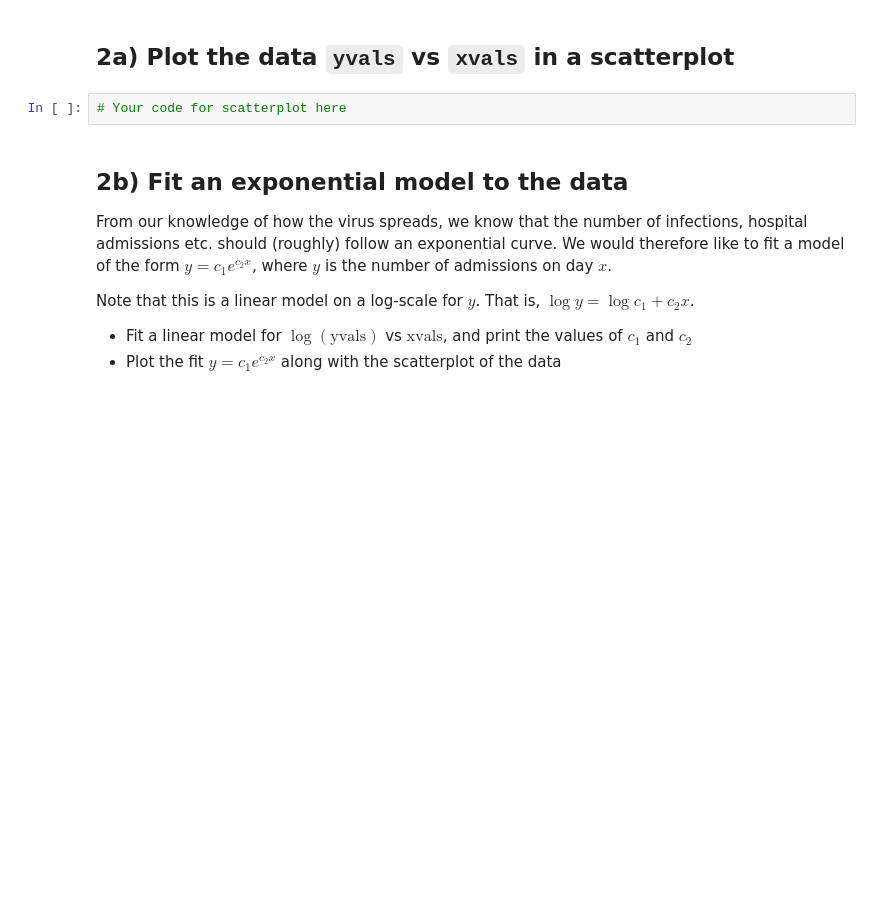
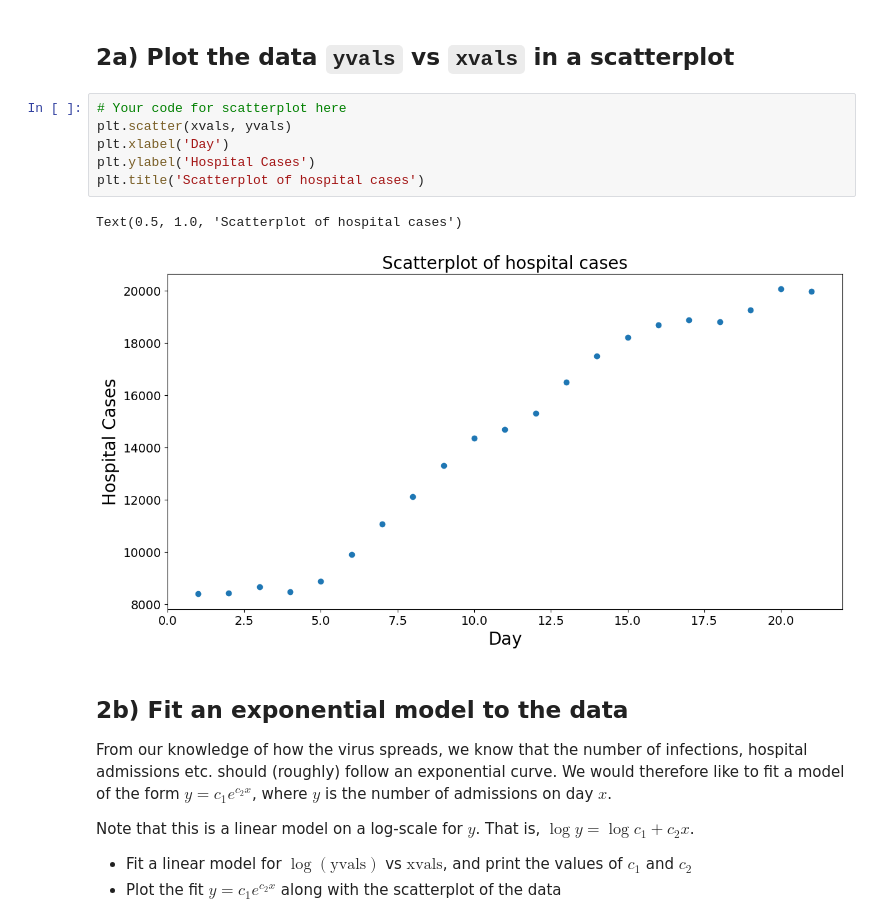
Before and after one commit to Josh-w-Harrison/Data-Science-Coursework, a Jupyter notebook: Exercises/02 Exercise Notebook 2.ipynb, the cells around one changed output. Saved outputs shown, nothing was run; the diff lists cells and outputs as text; blank space fills up the shorter version.

```diff
--- a/Exercises/02 Exercise Notebook 2.ipynb
+++ b/Exercises/02 Exercise Notebook 2.ipynb
@@ -72,8 +72,15 @@ N = np.size(yvals)
 xvals = np.linspace(1,N,N) #an array containing the values 1,2....,N
 # %% [markdown]
 ## 2a) Plot the data `yvals` vs `xvals` in a scatterplot
-# %%
-# Your code for scatterplot here
+# %%
+# Your code for scatterplot here
+plt.scatter(xvals, yvals)
+plt.xlabel('Day')
+plt.ylabel('Hospital Cases')
+plt.title('Scatterplot of hospital cases')
+# %% [output]
+Text(0.5, 1.0, 'Scatterplot of hospital cases')
+[figure, added]
 # %% [markdown]
 ## 2b) Fit an exponential model to the data
 
```
Also changed, not shown: parts of 5 cells of this notebook, 9 other files.
